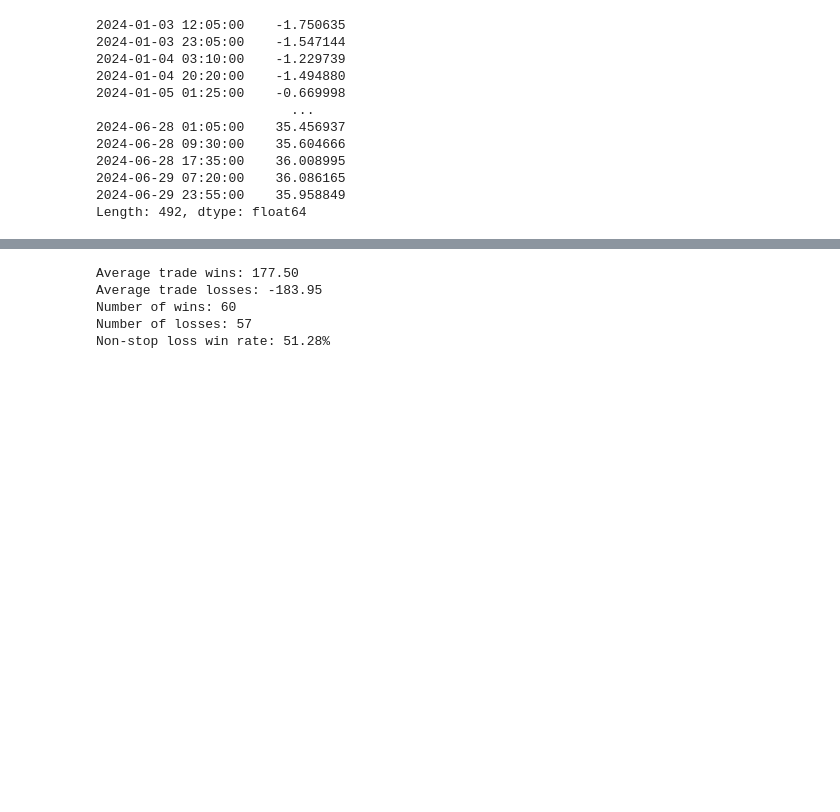
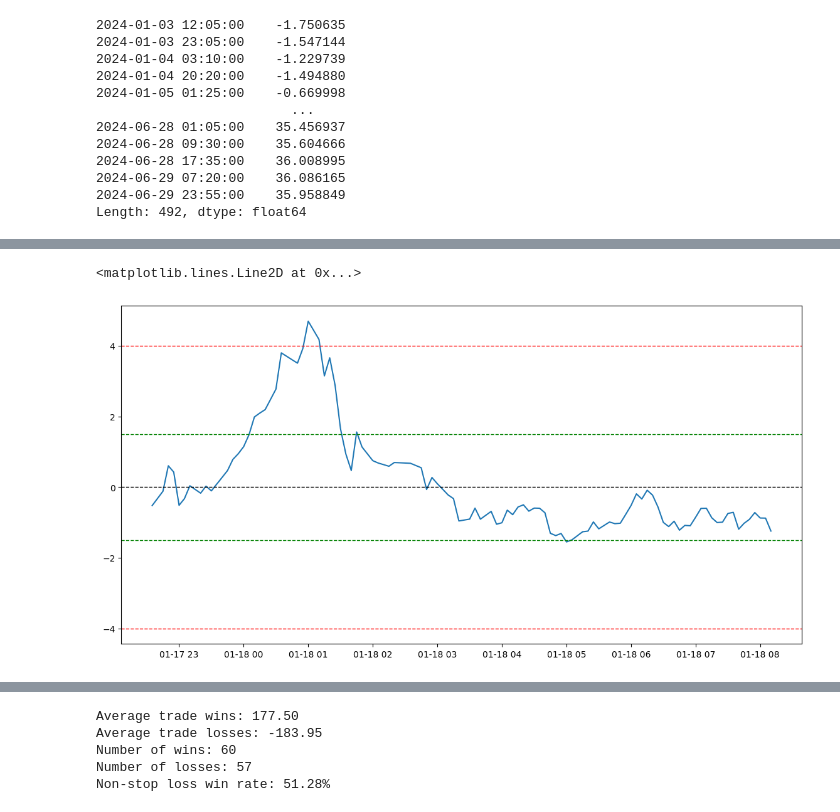
Before and after one commit to alexandrosdp/PairsTrading, a Jupyter notebook: preliminary_pairs_analysis.ipynb, the cells around one changed output, grey strips where cells are left out. Drawn from its saved outputs; the diff is of its cells as text; code cells hidden in the pictures; blank space fills up the shorter version.

```diff
--- a/preliminary_pairs_analysis.ipynb
+++ b/preliminary_pairs_analysis.ipynb
@@ -178 +193,12 @@ Length: 492, dtype: float64
+# %%
+plt.figure(figsize=(14, 7))
+plt.plot(zscore_series.loc['2024-01-17 22:35:00':'2024-01-18 08:10:00'])
+plt.axhline(0, color='black', linestyle='--', linewidth=1)
+plt.axhline(1.5, color='green', linestyle='--', linewidth=1)
+plt.axhline(-1.5, color='green', linestyle='--', linewidth=1)
+plt.axhline(4, color='red', linestyle='--', linewidth=1)
+plt.axhline(-4, color='red', linestyle='--', linewidth=1)
+# %% [output]
+<matplotlib.lines.Line2D at 0x...>
+[figure, added]
 # %%
```
Also changed, not shown: parts of 2 cells of this notebook, 4 other files.
